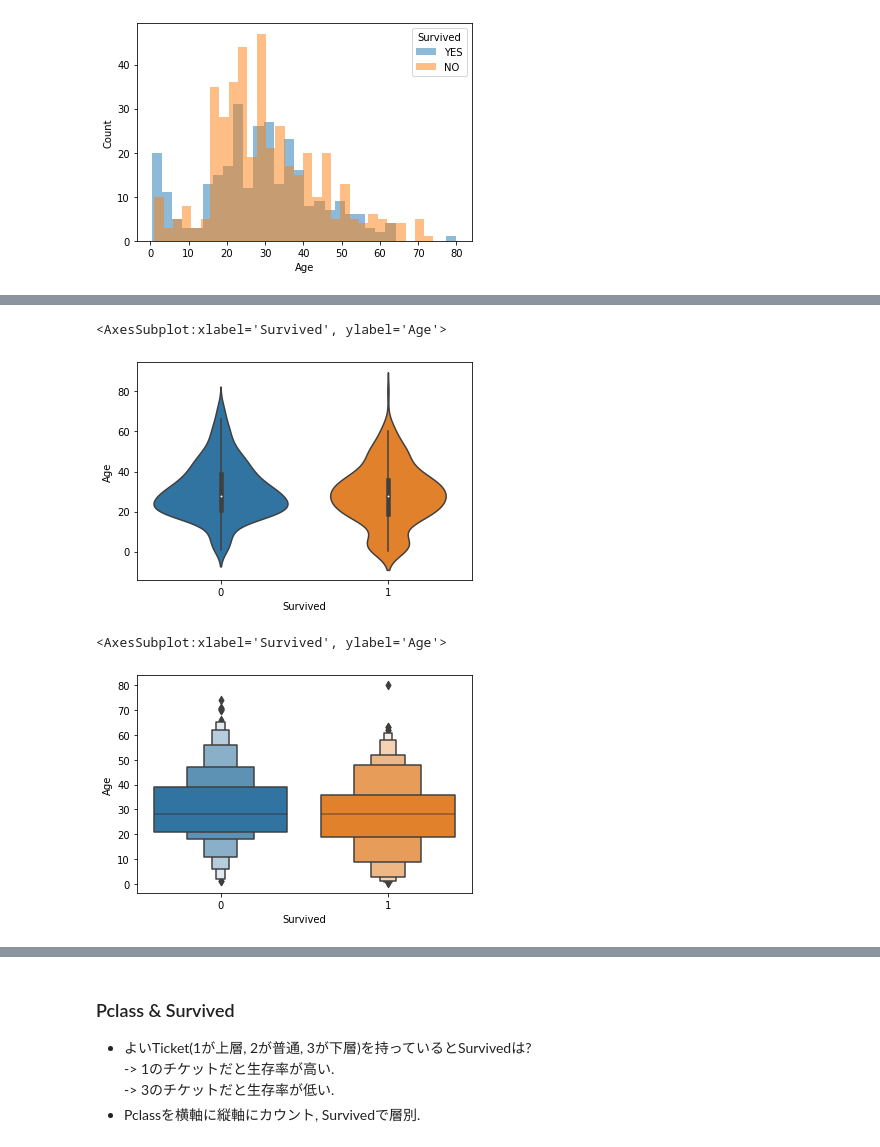
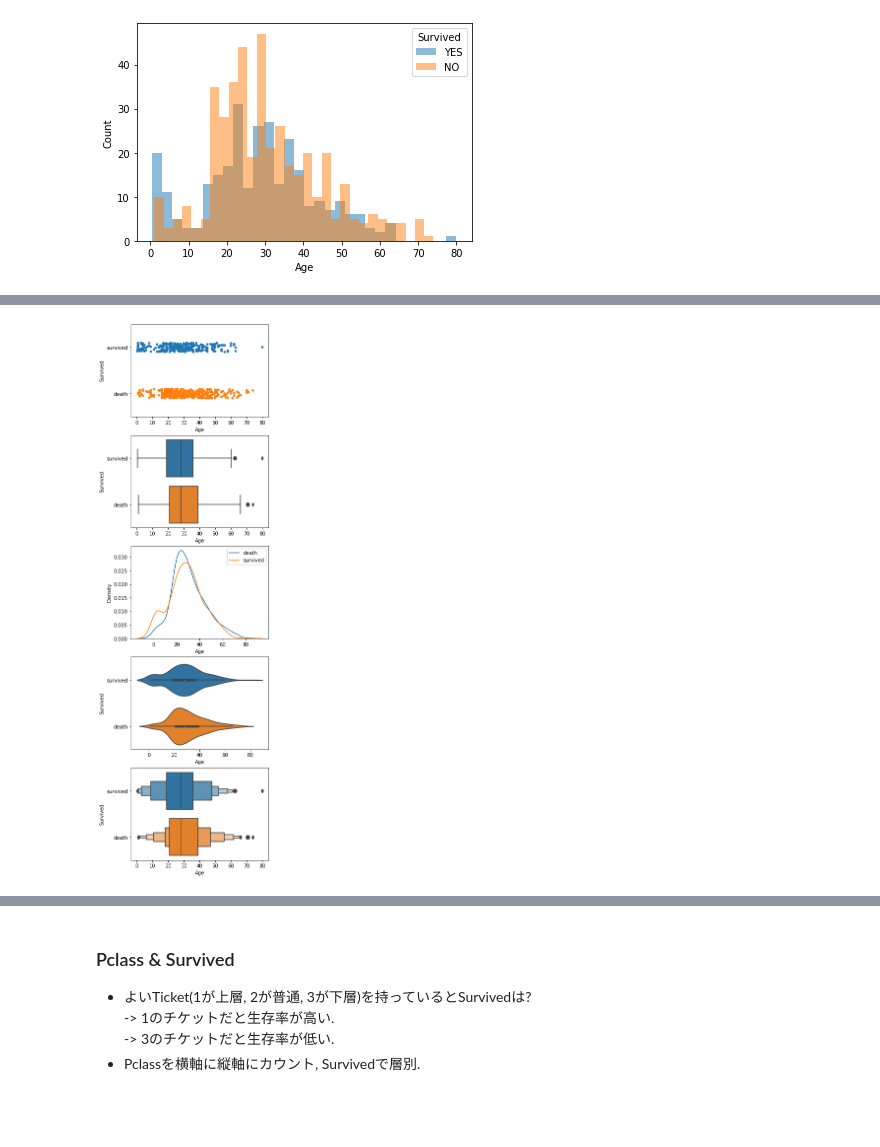
Before and after one commit to clearwaterkzk/kaggle_titanic, a Jupyter notebook: notebook/eda.ipynb, the cells around one changed output, grey strips where cells are left out. Drawn from its saved outputs; the diff is of its cells as text; code cells hidden in the pictures; blank space fills up the shorter version.

```diff
--- a/notebook/eda.ipynb
+++ b/notebook/eda.ipynb
@@ -101,11 +92,17 @@ sns.boxplot(x="Age", y="Survived", data=tmp_for_viz, hue="Survived")
-# %%
-sns.violinplot(x="Survived", y="Age", data=train)
-# %% [output]
-<AxesSubplot:xlabel='Survived', ylabel='Age'>
-[figure, removed]
-# %%
-sns.boxenplot(x="Survived", y="Age", data=train)
-# %% [output]
-<AxesSubplot:xlabel='Survived', ylabel='Age'>
-[figure, removed]
+# %%
+def plot_categorical_to_numerical(data, x, y):
+    fig, axes = plt.subplots(ncols=1, nrows=5, figsize=(5, 20))
+
+    sns.stripplot(x=x, y=y, data=data, ax=axes[0])
+    sns.boxplot(x=x, y=y, data=data, ax=axes[1])
+    sns.kdeplot(x=data[x].loc[data[y]=="death"], label="death", ax=axes[2])
+    sns.kdeplot(x=data[x].loc[data[y]=="survived"], label="survived", ax=axes[2])
+    axes[2].legend()
+    sns.violinplot(y=y, x=x, data=data, ax=axes[3])
+    sns.boxenplot(y=y, x=x, data=data, ax=axes[4])
+    plt.show()
+
+plot_categorical_to_numerical(tmp_for_viz, x="Age", y="Survived")
+# %% [output]
+[figure, added]
 # %%
```
Also changed, not shown: parts of 7 cells of this notebook, 2 other files.
